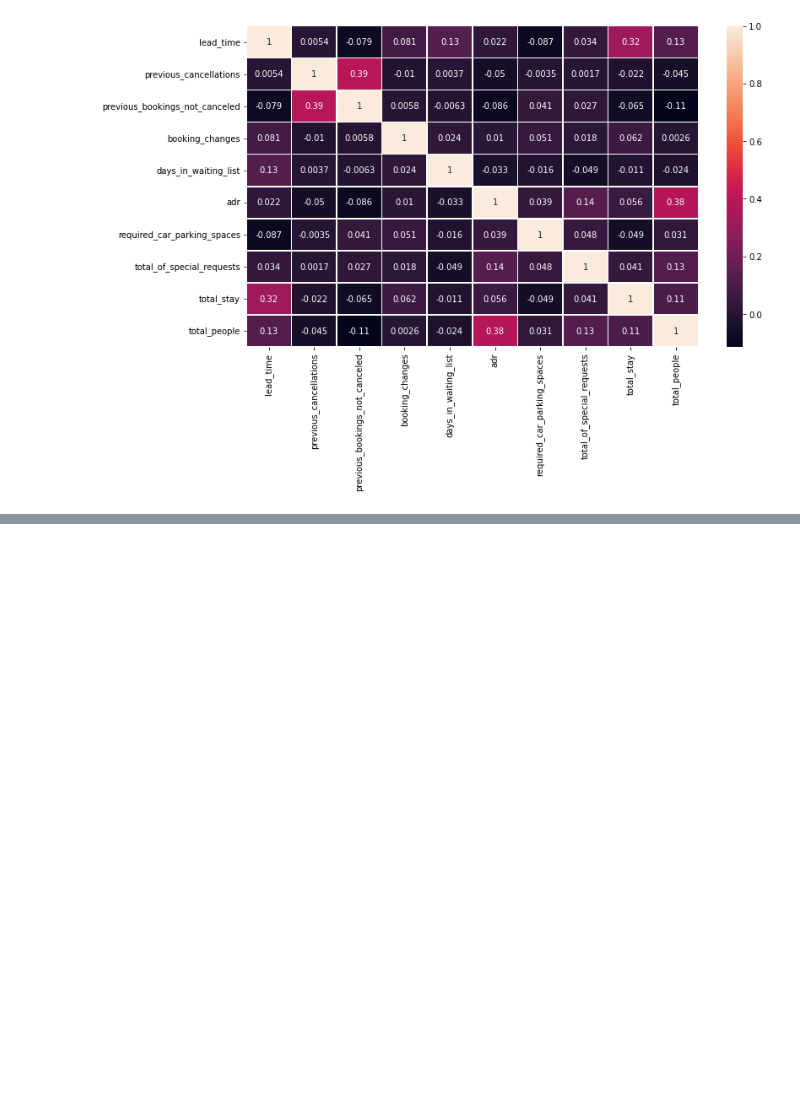
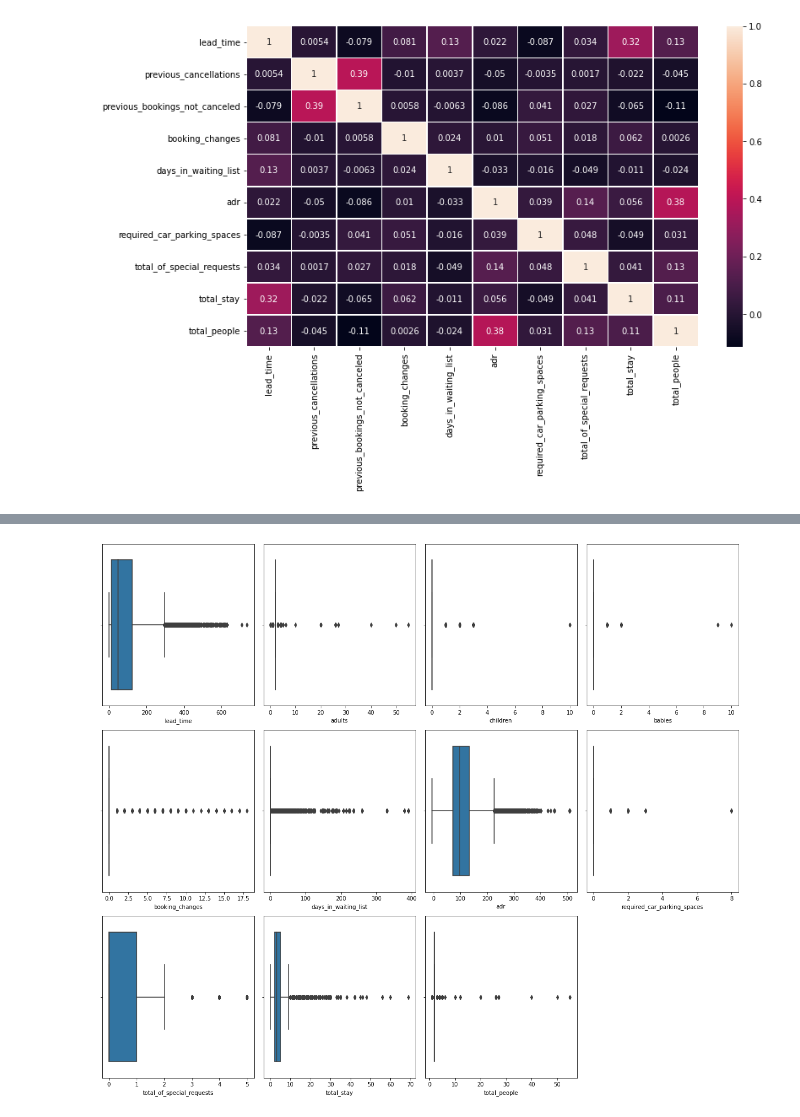
Before and after one commit to aswinijena3459/Hotel-Booking-analysis-EDA, a Jupyter notebook: Hotel_Bookings_Analysis.ipynb, the cells around one changed output, grey strips where cells are left out. Cells and saved outputs as stored; diff of their text form; code cells hidden in the pictures; blank space fills up the shorter version.

```diff
--- a/Hotel_Bookings_Analysis.ipynb
+++ b/Hotel_Bookings_Analysis.ipynb
@@ -684,0 +771,13 @@ Focusing on the lighter shades cells-
+# %%
+features=['lead_time','adults', 'children', 'babies','booking_changes','days_in_waiting_list', 'adr',
+       'required_car_parking_spaces', 'total_of_special_requests', 'total_stay','total_people']
+# %%
+n = 1
+plt.figure(figsize=(16,18))
+for feature in features:
+    plt.subplot(4,4,n)
+    sns.boxplot(df1[feature])
+    n+=1
+    plt.tight_layout()
+# %% [output]
+[figure, added]
```
Also changed, not shown: parts of 20 cells of this notebook.
